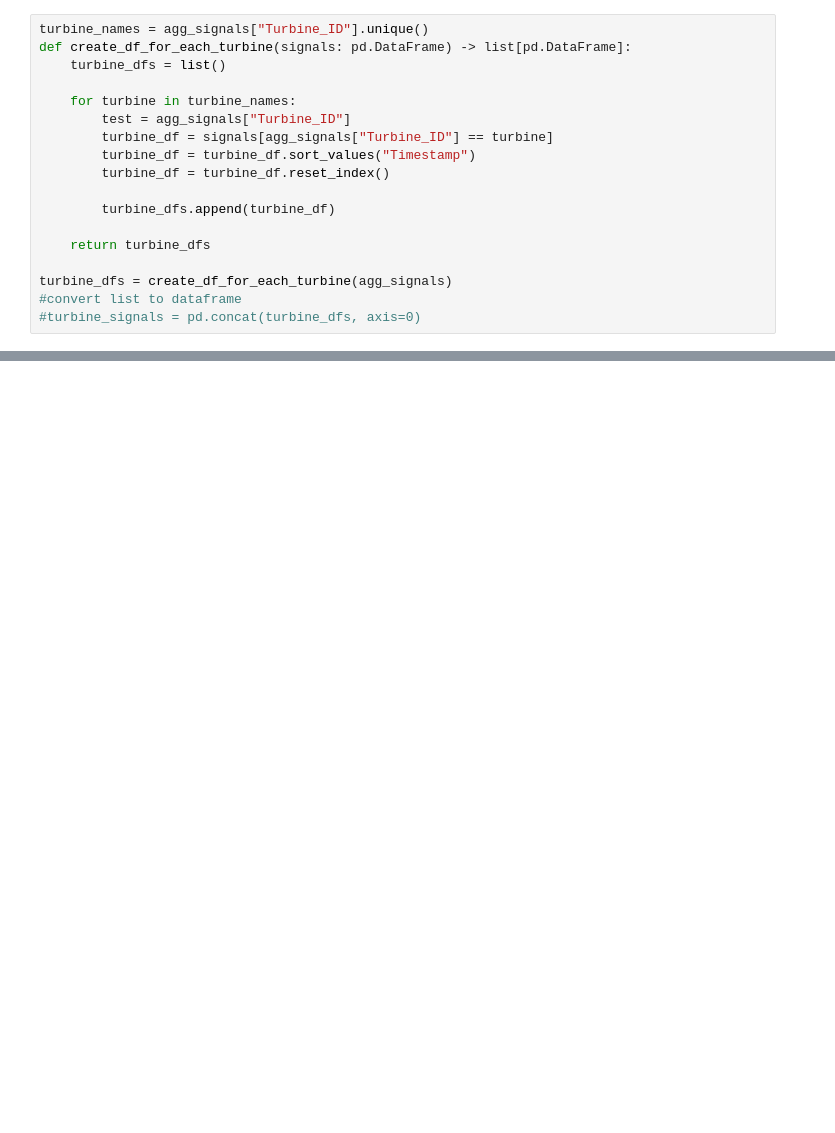
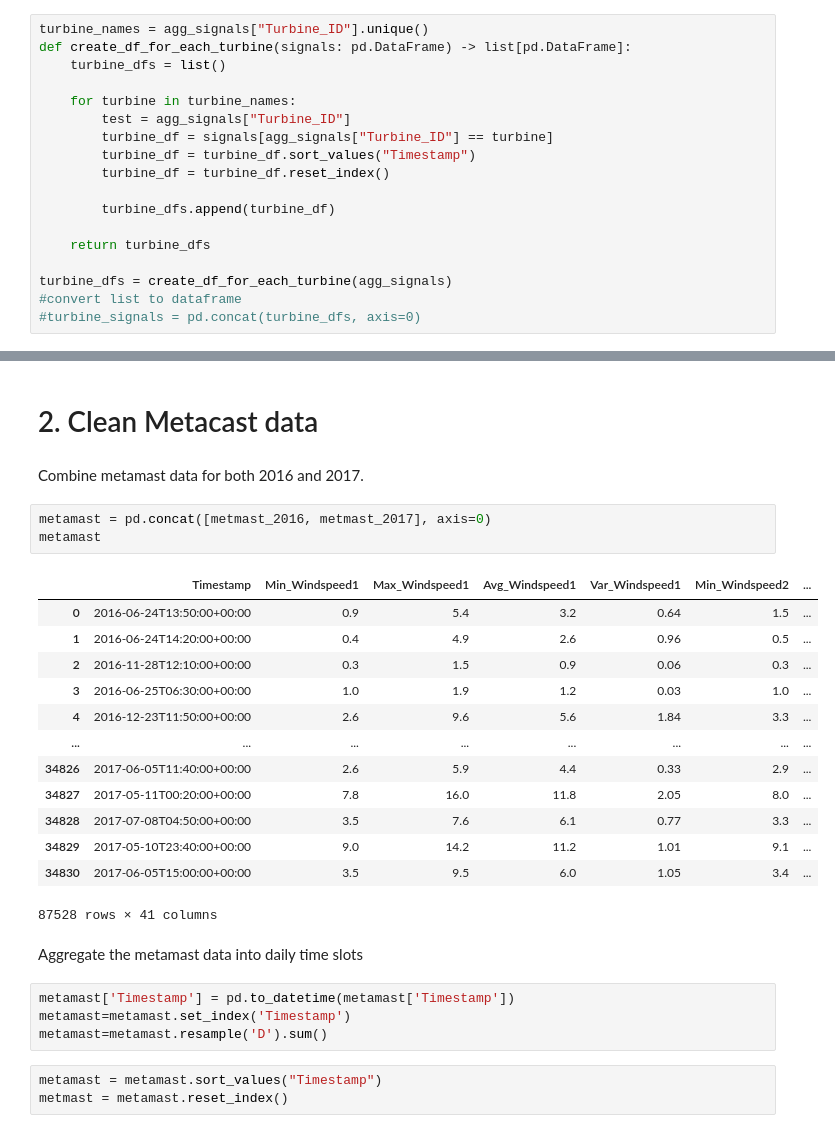
Before and after one commit to Supriya251998/wind_Turbine, a Jupyter notebook: Initial_data_preparation.ipynb, the cells around one changed output, grey strips where cells are left out. Cells and saved outputs as stored; diff of their text form; blank space fills up the shorter version.

```diff
--- a/Initial_data_preparation.ipynb
+++ b/Initial_data_preparation.ipynb
@@ -77,0 +102,30 @@ turbine_dfs = create_df_for_each_turbine(agg_signals)
+# %% [markdown]
+# 2. Clean Metacast data
+# %% [markdown]
+Combine metamast data for both 2016 and 2017.
+# %%
+metamast = pd.concat([metmast_2016, metmast_2017], axis=0)
+metamast
+# %% [output]
+|  | Timestamp | Min_Windspeed1 | Max_Windspeed1 | Avg_Windspeed1 | Var_Windspeed1 | Min_Windspeed2 | ... |
+| 0 | 2016-06-24T13:50:00+00:00 | 0.9 | 5.4 | 3.2 | 0.64 | 1.5 | ... |
+| 1 | 2016-06-24T14:20:00+00:00 | 0.4 | 4.9 | 2.6 | 0.96 | 0.5 | ... |
+| 2 | 2016-11-28T12:10:00+00:00 | 0.3 | 1.5 | 0.9 | 0.06 | 0.3 | ... |
+| 3 | 2016-06-25T06:30:00+00:00 | 1.0 | 1.9 | 1.2 | 0.03 | 1.0 | ... |
+| 4 | 2016-12-23T11:50:00+00:00 | 2.6 | 9.6 | 5.6 | 1.84 | 3.3 | ... |
+| ... | ... | ... | ... | ... | ... | ... | ... |
+| 34826 | 2017-06-05T11:40:00+00:00 | 2.6 | 5.9 | 4.4 | 0.33 | 2.9 | ... |
+| 34827 | 2017-05-11T00:20:00+00:00 | 7.8 | 16.0 | 11.8 | 2.05 | 8.0 | ... |
+| 34828 | 2017-07-08T04:50:00+00:00 | 3.5 | 7.6 | 6.1 | 0.77 | 3.3 | ... |
+| 34829 | 2017-05-10T23:40:00+00:00 | 9.0 | 14.2 | 11.2 | 1.01 | 9.1 | ... |
+| 34830 | 2017-06-05T15:00:00+00:00 | 3.5 | 9.5 | 6.0 | 1.05 | 3.4 | ... |
+87528 rows × 41 columns
+# %% [markdown]
+Aggregate the metamast data into daily time slots
+# %%
+metamast['Timestamp'] = pd.to_datetime(metamast['Timestamp'])
+metamast=metamast.set_index('Timestamp')
+metamast=metamast.resample('D').sum()
+# %%
+metamast = metamast.sort_values("Timestamp")
+metmast = metamast.reset_index()
```
Also changed, not shown: parts of 34 cells of this notebook.
